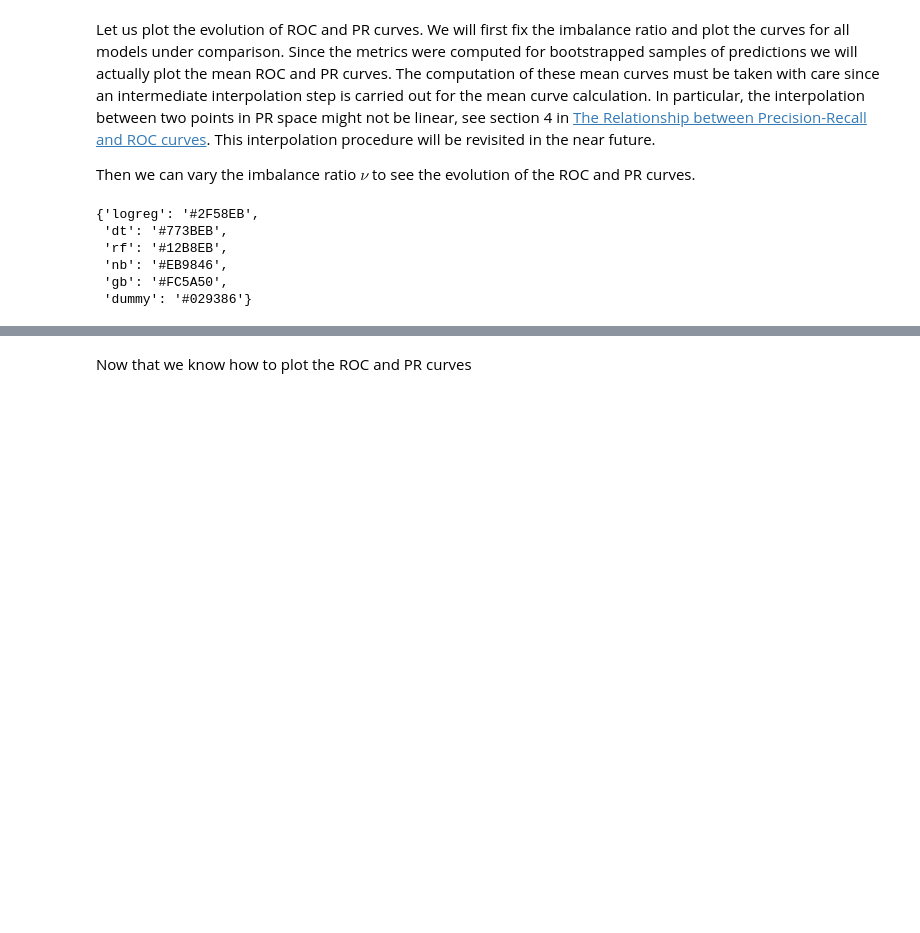
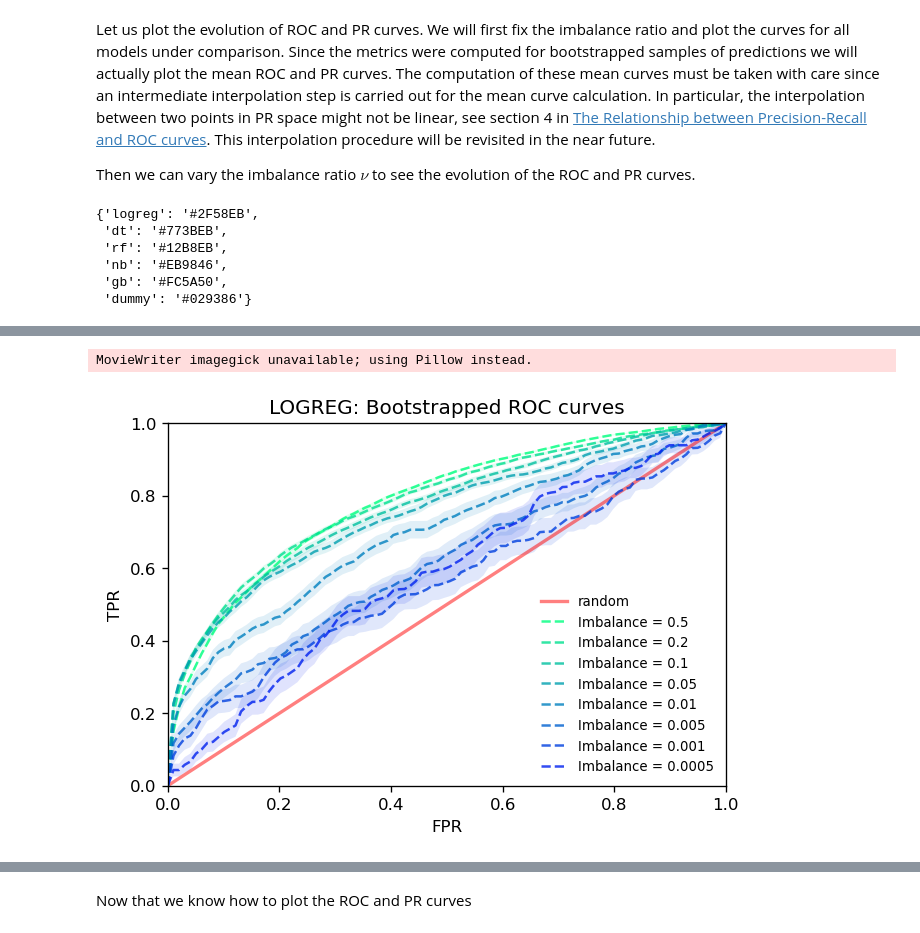
Before and after one commit to pibieta/imbalanced_learning, a Jupyter notebook: notebooks/pablo-best-benchmark-model.ipynb, the cells around one changed output, grey strips where cells are left out. Cells and saved outputs as stored; diff of their text form; code cells hidden in the pictures; blank space fills up the shorter version.

```diff
--- a/notebooks/pablo-best-benchmark-model.ipynb
+++ b/notebooks/pablo-best-benchmark-model.ipynb
@@ -637,0 +645,58 @@ Text(0.5, 0.98, 'LOGREG')
+# %%
+from matplotlib import cm
+
+cmap = cm.get_cmap('winter')
+color_dict = {imbalances[i]: cmap(1- i/len(imbalances)) for i in np.arange(len(imbalances))}
+# %%
+model_name = 'logreg'
+
+fig = plt.figure(dpi = 120)
+plt.xlim((0, 1))
+plt.ylim((0, 1))
+line, = plt.plot([0,1],[0,1],
+                color = 'r',
+                lw = 2,
+                alpha = 0.5,
+                label = 'random')
+def init():
+    """plot initialization function"""
+    line.set_data([0,1],[0,1])
+    return line,
+def animate(i):
+    """plot animation function"""
+    imbalance = imbalances[i]
+    # Get metrics
+    df_metrics = metrics[imbalance][model_name]['df_metrics']
+    # Define the mean false positive rate
+    mean_fpr = np.linspace(0, 1, 100)
+    # Interpolate the roc curves using the mean fpr values
+    tprs = []
+    for i in range(df_metrics.shape[0]):
+        tpr = df_metrics['roc_curve'][i]['tpr']
+        fpr = df_metrics['roc_curve'][i]['fpr']
+        inter_tpr = np.interp(mean_fpr, fpr, tpr)
+        inter_tpr[0] = 0.0
+        tprs.append(inter_tpr)
+        del inter_tpr
+    mean_tpr = np.mean(tprs, axis = 0)
+    std_tpr = np.std(tprs, axis = 0)
+    plt.plot(mean_fpr, mean_tpr,
+        color = color_dict[imbalance],
+        label = f'Imbalance = {imbalance}',
+        linestyle = '--',
+        alpha = 0.8)
+    plt.fill_between(mean_fpr,
+                y1 = mean_tpr - std_tpr,
+                y2 = mean_tpr + std_tpr,
+                alpha = 0.12, facecolor = color_dict[imbalance])
+    plt.legend(loc = 'best', frameon = False, fontsize = 8)
+
+plt.xlabel('FPR')
+plt.ylabel('TPR')
+plt.title(f'{model_name.upper()}: Bootstrapped ROC curves')
+anim = FuncAnimation(fig, animate, init_func= init, frames = len(imbalances), interval = 10**5)
+anim.save(f'{model_name}_ROC_animation.gif', writer = 'imagegick', fps=1.5, dpi = 120)
+plt.show()
+# %% [output]
+MovieWriter imagegick unavailable; using Pillow instead.
+[figure, added]
```
Also changed, not shown: parts of 32 cells of this notebook.
